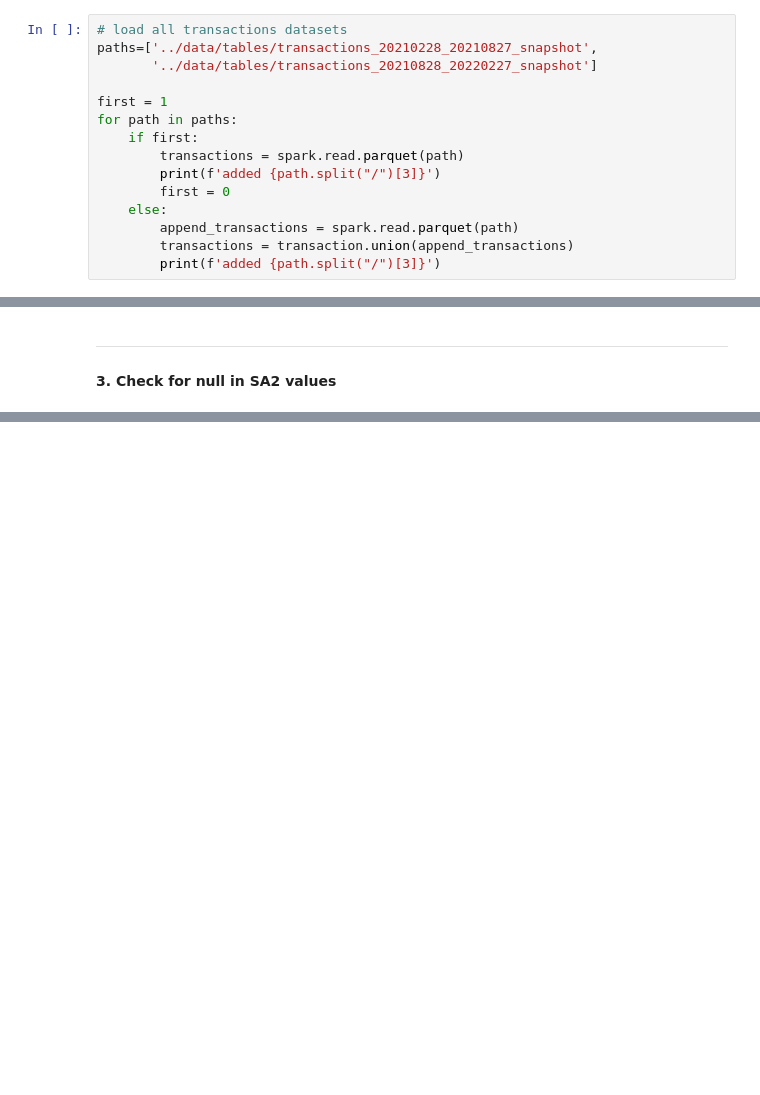
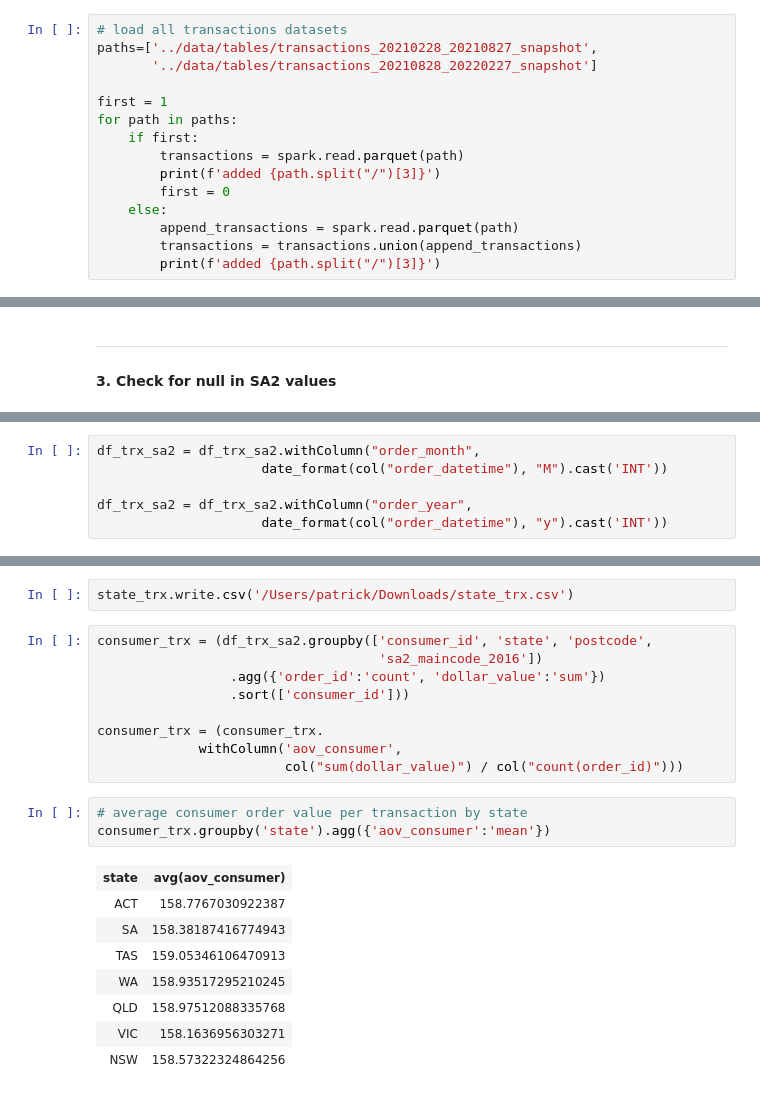
Before and after one commit to MAST30034-Applied-Data-Science/generic-buy-now-pay-later-project-group-11, a Jupyter notebook: notebooks/analysis_trx_by_sa2.ipynb, the cells around one changed output, grey strips where cells are left out. Drawn from its saved outputs; the diff is of its cells as text; blank space fills up the shorter version.

```diff
--- a/notebooks/analysis_trx_by_sa2.ipynb
+++ b/notebooks/analysis_trx_by_sa2.ipynb
@@ -49,7 +65,7 @@ for path in paths:
         first = 0
     else:
         append_transactions = spark.read.parquet(path)
-        transactions = transaction.union(append_transactions)
+        transactions = transactions.union(append_transactions)
         print(f'added {path.split("/")[3]}')
 # %% [output]
 added transactions_20210228_20210827_snapshot
@@ -217,0 +262,6 @@ dict_null
+# %%
+df_trx_sa2 = df_trx_sa2.withColumn("order_month",
+                     date_format(col("order_datetime"), "M").cast('INT'))
+
+df_trx_sa2 = df_trx_sa2.withColumn("order_year",
+                     date_format(col("order_datetime"), "y").cast('INT'))
@@ -217,0 +311,23 @@ dict_null
+# %%
+state_trx.write.csv('/Users/patrick/Downloads/state_trx.csv')
+# %%
+consumer_trx = (df_trx_sa2.groupby(['consumer_id', 'state', 'postcode',
+                                    'sa2_maincode_2016'])
+                 .agg({'order_id':'count', 'dollar_value':'sum'})
+                 .sort(['consumer_id']))
+
+consumer_trx = (consumer_trx.
+             withColumn('aov_consumer',
+                        col("sum(dollar_value)") / col("count(order_id)")))
+# %%
+# average consumer order value per transaction by state
+consumer_trx.groupby('state').agg({'aov_consumer':'mean'})
+# %% [output]
+| state | avg(aov_consumer) |
+| ACT | 158.7767030922387 |
+| SA | 158.38187416774943 |
+| TAS | 159.05346106470913 |
+| WA | 158.93517295210245 |
+| QLD | 158.97512088335768 |
+| VIC | 158.1636956303271 |
+| NSW | 158.57322324864256 |
```
Also changed, not shown: parts of 24 cells of this notebook.
